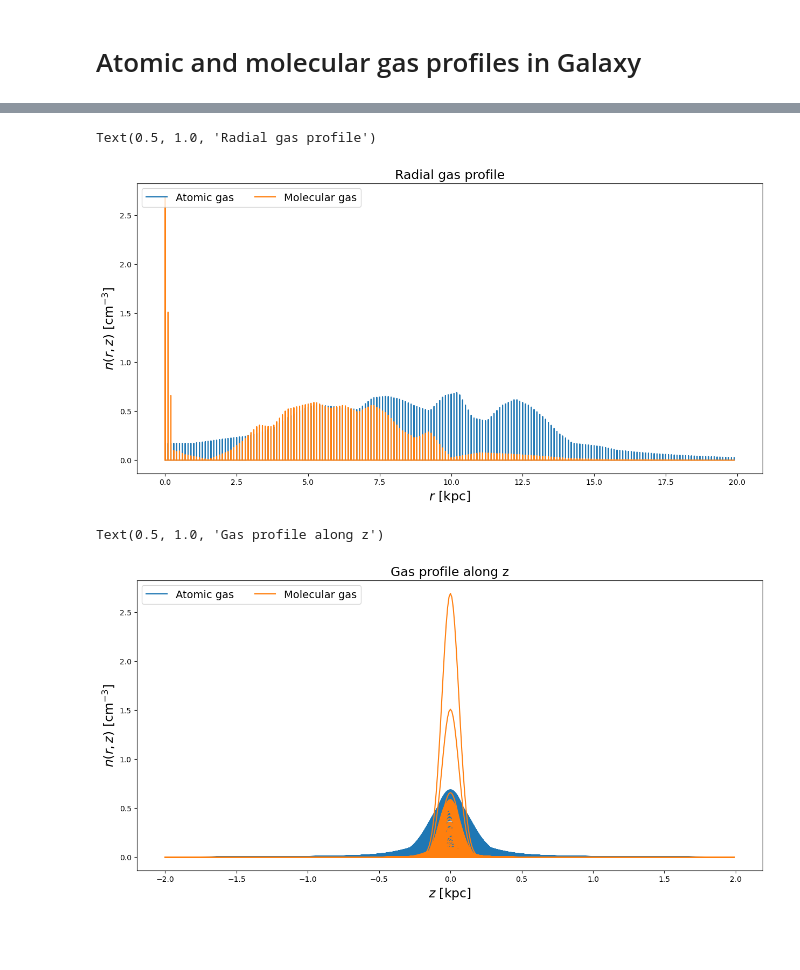
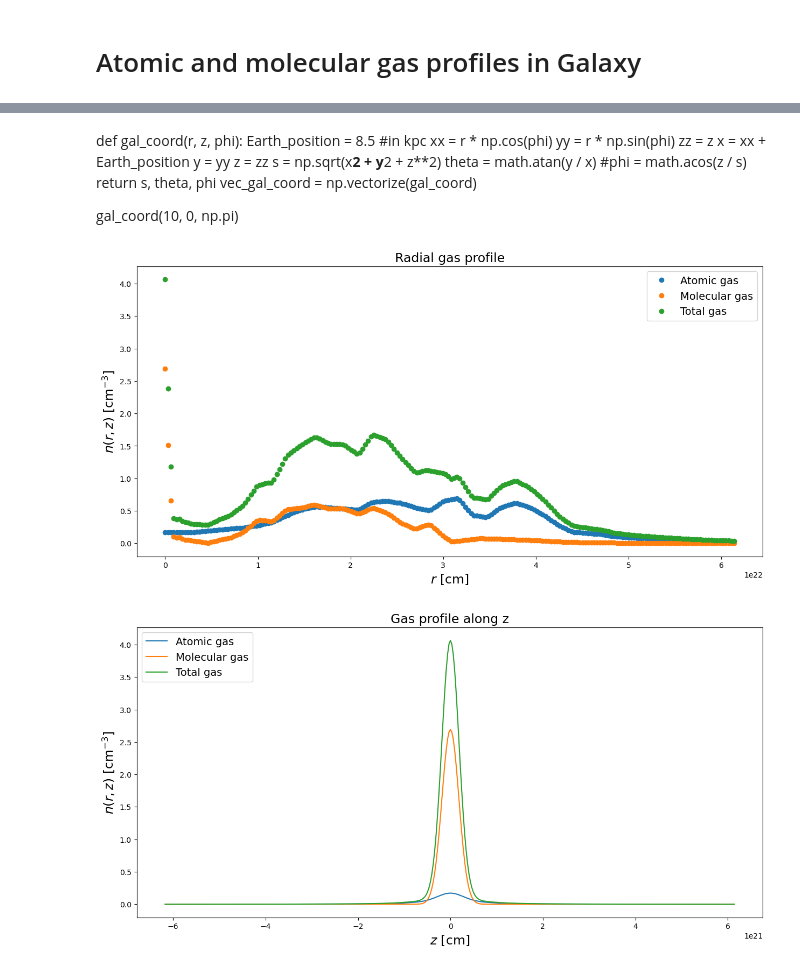
Before and after one commit to luisespinosa8/Diffusive_GammaRay_Emission, a Jupyter notebook: Galactic_Gas/Gas_Profiles.ipynb, the cells around one changed output, grey strips where cells are left out. Cells and saved outputs as stored; diff of their text form; code cells hidden in the pictures; blank space fills up the shorter version.

```diff
--- a/Galactic_Gas/Gas_Profiles.ipynb
+++ b/Galactic_Gas/Gas_Profiles.ipynb
@@ -5,11 +6,8 @@ from pylab import *
 # %%
 #Importing data
 data = np.genfromtxt('gas_Galprop.txt')
-radius = data[:,0]
-height = data[:,1]
-atomic_density = data[:,2]
-molecular_density = data[:,3]
+radius = data[:,0] * 3.08567758128e21 #in cm
+height = data[:,1] * 3.08567758128e21 #in cm
+atomic_density = data[:,2] #in cm^-3
+molecular_density = data[:,3] #in cm^-3
+total_density = (atomic_density + molecular_density) * 1.42 #in cm^-3
-# %%
-#Cylindrical to spherical coordinates
-Earth_position = 8 #in kpc
-s = np.sqrt((radius - Earth_position)**2 + height**2)
@@ -15,0 +33,16 @@ s = np.sqrt((radius - Earth_position)**2 + height**2)
+# %%
+Earth_position = 8.5 * 3.08567758128e21 #in cm
+
+#Spherical to cartesian coordinates
+def x(s, theta, phi):
+    return ( s * math.sin(math.radians(theta)) * math.cos(math.radians(phi)) ) - Earth_position
+def y(s, theta, phi):
+    return s * math.sin(math.radians(theta)) * math.sin(math.radians(phi))
+def z(s, theta):
+    return s * math.cos(math.radians(theta))
+
+#Cartesian to cylindircal coordinates
+def r(s, theta, phi):
+    xx = x(s, theta, phi)
+    yy = y(s, theta, phi)
+    return np.sqrt(xx**2 + yy**2)
@@ -16,23 +58,49 @@ s = np.sqrt((radius - Earth_position)**2 + height**2)
+# %% [markdown]
+def gal_coord(r, z, phi):
+    Earth_position = 8.5 #in kpc
+    xx = r * np.cos(phi)
+    yy = r * np.sin(phi)
+    zz = z
+    x = xx + Earth_position
+    y = yy
+    z = zz
+    s = np.sqrt(x**2 + y**2 + z**2)
+    theta = math.atan(y / x)
+    #phi = math.acos(z / s)
+    return s, theta, phi
+vec_gal_coord = np.vectorize(gal_coord)
+
+gal_coord(10, 0, np.pi)
 # %%
+# Plot at z=0
+height0 = min(np.abs(height))
+index_plot_radius = np.where(np.logical_and(height==height0, height==height0))
+
 plt.figure(figsize=(15, 7))
-plt.plot(radius, atomic_density, label='Atomic gas')
-plt.plot(radius, molecular_density, label='Molecular gas')
-plt.xlabel(r'$r$ [kpc]', fontsize=17)
+plt.plot(radius[index_plot_radius], atomic_density[index_plot_radius], 'o', label='Atomic gas')
+plt.plot(radius[index_plot_radius], molecular_density[index_plot_radius], 'o', label='Molecular gas')
+plt.plot(radius[index_plot_radius], total_density[index_plot_radius], 'o', label='Total gas')
+plt.xlabel(r'$r$ [cm]', fontsize=17)
 plt.ylabel(r'$n(r,z)$ [cm$^{-3}$]', fontsize=17)
-plt.legend(ncol=3, fontsize=14, loc='upper left')
+plt.legend(ncol=1, fontsize=14, loc='upper right')
 plt.title('Radial gas profile', fontsize=17)
+plt.savefig('/Users/luisenriqueespinosacastro/Documents/PhD/Research/Diffusive gamma rays/Diffusive_GammaRay_Emission/Plots/gas_radius.png')
 # %% [output]
-Text(0.5, 1.0, 'Radial gas profile')
-[figure, old version]
+[figure, new version]
 # %%
+# Plot at r=0
+radius0 = min(np.abs(radius))
+index_plot_height = np.where(np.logical_and(radius==radius0, radius==radius0))
+
 plt.figure(figsize=(15, 7))
-plt.plot(height, atomic_density, label='Atomic gas')
-plt.plot(height, molecular_density, label='Molecular gas')
-plt.xlabel(r'$z$ [kpc]', fontsize=17)
+plt.plot(height[index_plot_height], atomic_density[index_plot_height], label='Atomic gas')
+plt.plot(height[index_plot_height], molecular_density[index_plot_height], label='Molecular gas')
+plt.plot(height[index_plot_height], total_density[index_plot_height], label='Total gas')
+plt.xlabel(r'$z$ [cm]', fontsize=17)
 plt.ylabel(r'$n(r,z)$ [cm$^{-3}$]', fontsize=17)
-plt.legend(ncol=3, fontsize=14, loc='upper left')
+plt.legend(ncol=1, fontsize=14, loc='upper left')
 plt.title('Gas profile along z', fontsize=17)
+plt.savefig('/Users/luisenriqueespinosacastro/Documents/PhD/Research/Diffusive gamma rays/Diffusive_GammaRay_Emission/Plots/gas_height.png')
 # %% [output]
-Text(0.5, 1.0, 'Gas profile along z')
-[figure, old version]
+[figure, new version]
 # %%
```
Also changed, not shown: parts of 4 cells of this notebook, 16 other files.
